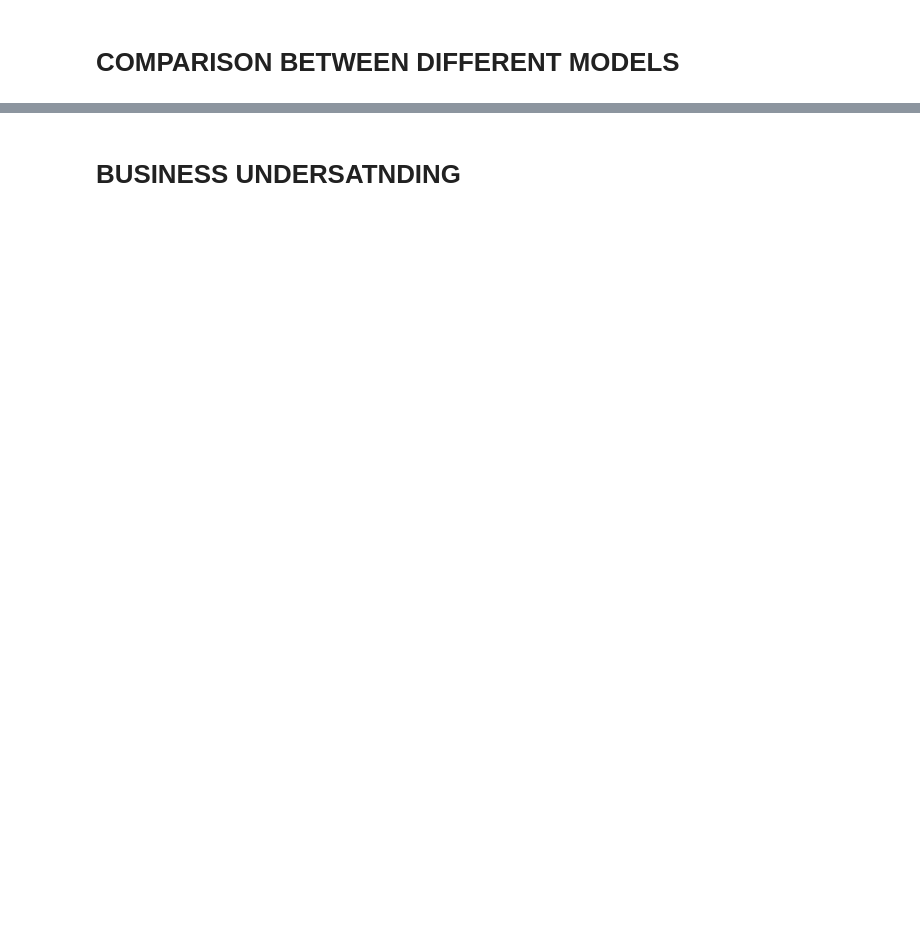
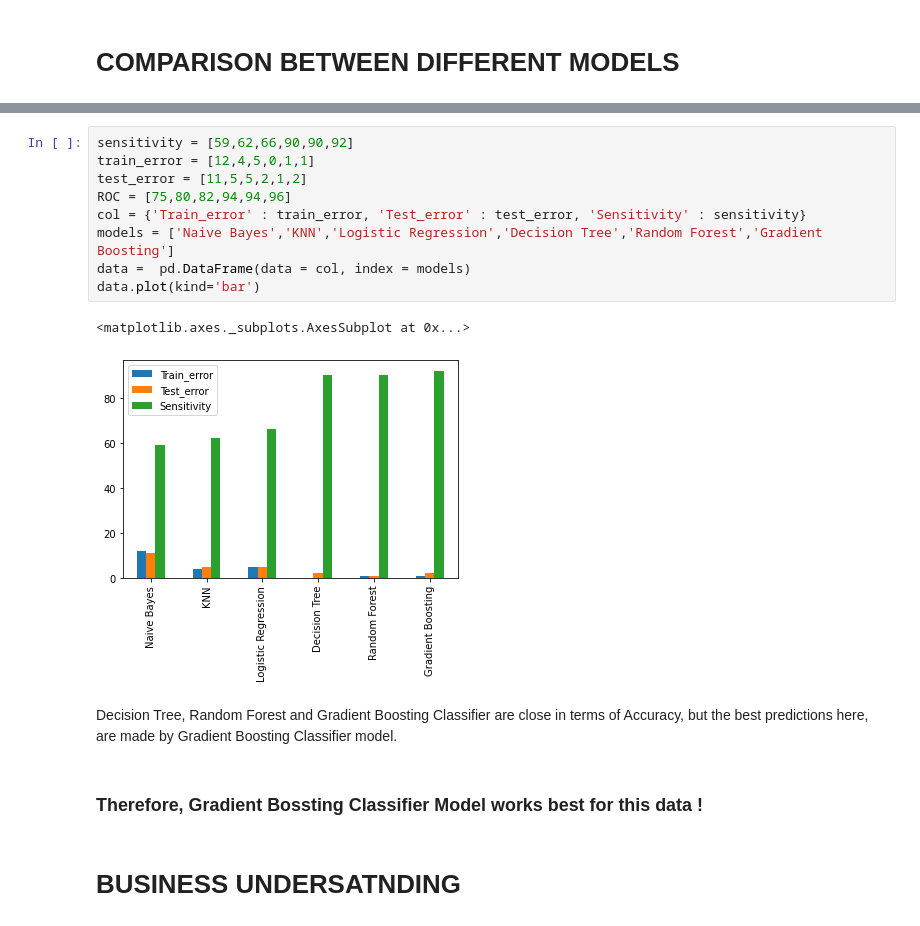
Before and after one commit to yash-rai22/Marketing-Campaign-for-Banking-Products, a Jupyter notebook: MLproject.ipynb, the cells around one changed output, grey strips where cells are left out. Drawn from its saved outputs; the diff is of its cells as text; blank space fills up the shorter version.

```diff
--- a/MLproject.ipynb
+++ b/MLproject.ipynb
@@ -635,2 +652,18 @@ ROC value for xgboost classifier model is 96.02942362141988%
+# %%
+sensitivity = [59,62,66,90,90,92]
+train_error = [12,4,5,0,1,1]
+test_error = [11,5,5,2,1,2]
+ROC = [75,80,82,94,94,96]
+col = {'Train_error' : train_error, 'Test_error' : test_error, 'Sensitivity' : sensitivity}
+models = ['Naive Bayes','KNN','Logistic Regression','Decision Tree','Random Forest','Gradient Boosting']
+data =  pd.DataFrame(data = col, index = models)
+data.plot(kind='bar')
+# %% [output]
+<matplotlib.axes._subplots.AxesSubplot at 0x...>
+[figure, added]
+# %% [markdown]
+Decision Tree, Random Forest and Gradient Boosting Classifier are close in terms of Accuracy, but the best predictions here, are made by Gradient Boosting Classifier model.
+# %% [markdown]
+### **Therefore, Gradient Bossting Classifier Model works best for this data !**
 # %% [markdown]
 # **BUSINESS UNDERSATNDING**
```
Also changed, not shown: parts of 8 cells of this notebook.
